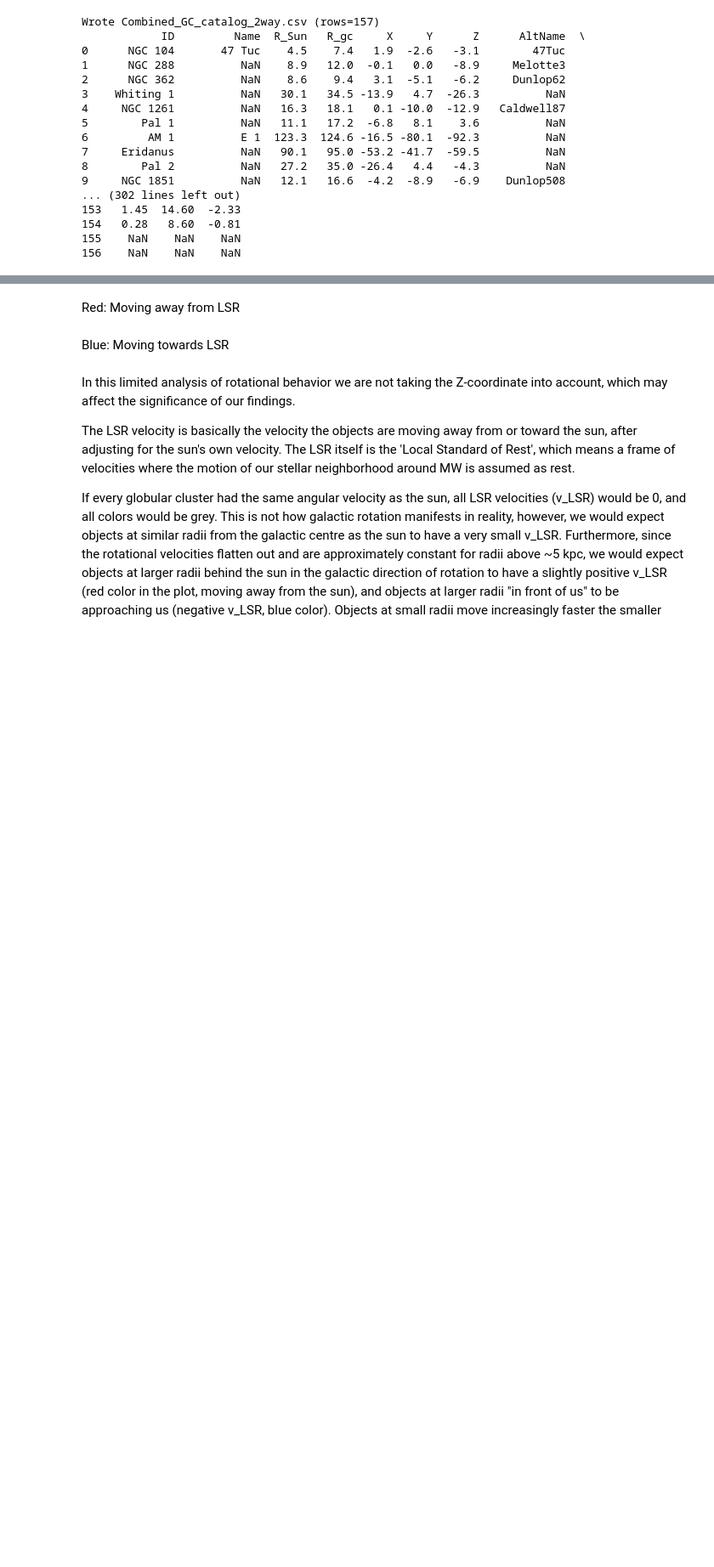
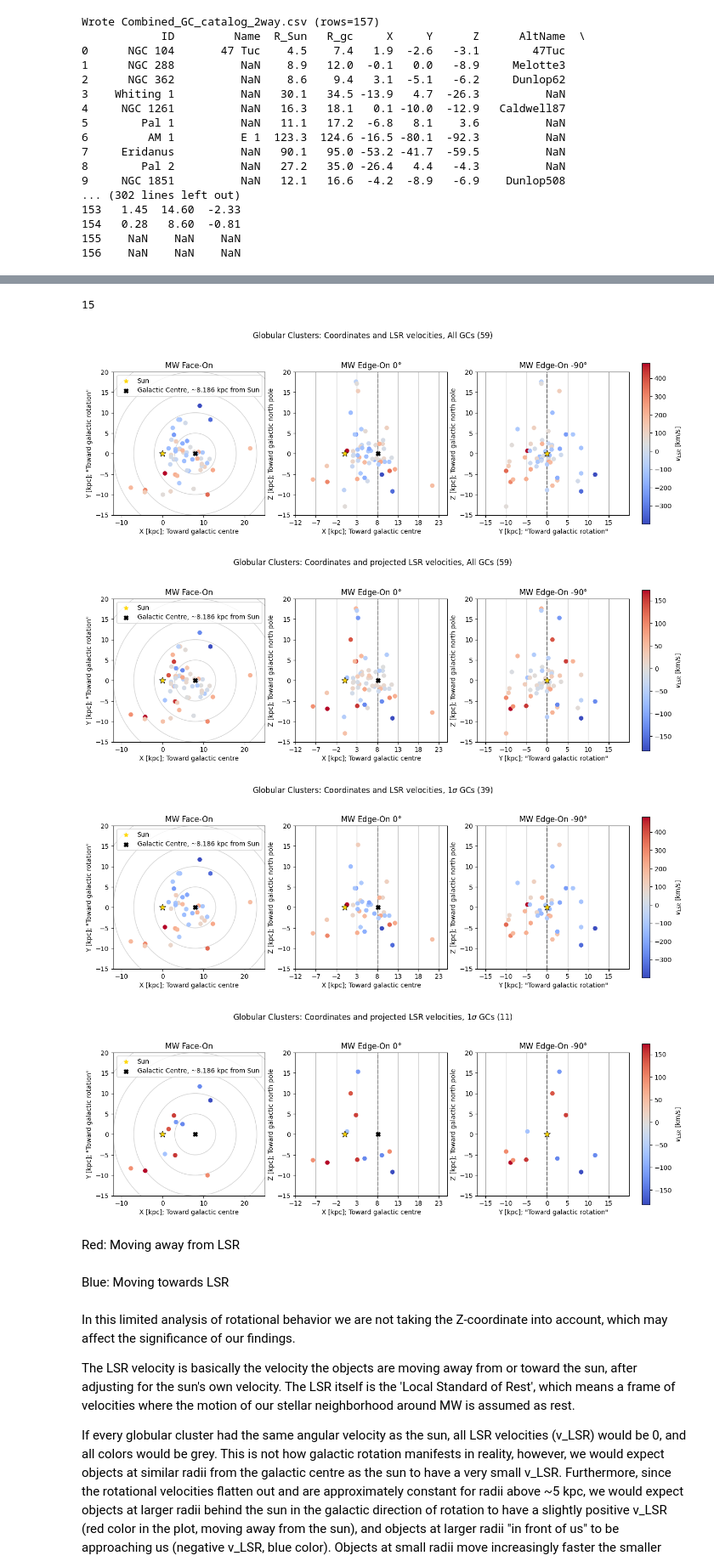
Before and after one commit to SS-UNSW/PHYS3116-Ethan-Slava, a Jupyter notebook: option1.ipynb, the cells around one changed output, grey strips where cells are left out. Shown at 85% size. Drawn from its saved outputs; the diff is of its cells as text; code cells hidden in the pictures; blank space fills up the shorter version.

Commit message:
Fixed sigma1 test and included plots

```diff
--- a/option1.ipynb
+++ b/option1.ipynb
@@ -614,12 +616,6 @@ data_pos_inclusive['theta'] = np.arccos(data_pos_inclusive['Z']/data_pos_inclusi
 
 data_vel_inclusive['v_LSR_proj'] = data_vel_inclusive['v_LSR']* np.cos(np.pi-data_pos_inclusive['theta'])
 
-avr = np.mean(data_vel_inclusive['v_LSR_proj'])
-s = np.std(data_vel_inclusive['v_LSR_proj'])
-
-sigma1 = ~((data_vel_inclusive['v_LSR'] <= avr+s) & (data_vel_inclusive['v_LSR'] >= avr-s) | (data_vel_inclusive['v_LSR'].isna()))
-sigma2 = ~((data_vel_inclusive['v_LSR'] <= avr+2*s) & (data_vel_inclusive['v_LSR'] >= avr-2*s) | (data_vel_inclusive['v_LSR'].isna()))
-
 
 
 
@@ -630,8 +626,15 @@ insit = TruthValues['In-situ(1)/Accreted(0)'] == 1
 #len(TruthValues[acc])
 
 data_vel_inclusive = pd.merge(data_vel_inclusive,TruthValues,left_on='ID', right_on='Cluster name')
+data_pos_inclusive = data_pos_inclusive.reset_index()
 
+avr = np.mean(data_vel_inclusive['v_LSR_proj'])
+s = np.std(data_vel_inclusive['v_LSR_proj'])
+
+sigma1 = ~((data_vel_inclusive['v_LSR'] <= avr+s) & (data_vel_inclusive['v_LSR'] >= avr-s) | (data_vel_inclusive['v_LSR'].isna()))
+sigma2 = ~((data_vel_inclusive['v_LSR'] <= avr+2*s) & (data_vel_inclusive['v_LSR'] >= avr-2*s) | (data_vel_inclusive['v_LSR'].isna()))
 sigma1_proj = ~((data_vel_inclusive['v_LSR_proj'] <= avr+s) & (data_vel_inclusive['v_LSR_proj'] >= avr-s) | (data_vel_inclusive['v_LSR'].isna()))
+
 data_sigma1_proj = data_vel_inclusive[sigma1_proj][['ID','In-situ(1)/Accreted(0)']]
 
 N_accreted_tot = len(data_vel_inclusive[data_vel_inclusive['In-situ(1)/Accreted(0)'] == 0])
@@ -642,12 +645,14 @@ N_accreted_tot - N_accreted_sigma1
 #len(data_vel_inclusive['In-situ(1)/Accreted(0)'])
 
 #data_vel_insitu = data_vel_inclusive[data_vel_inclusive['In-situ(1)/Accreted(0)'] == 1]
+# %% [output]
+15
 # %%
 from matplotlib.ticker import FixedLocator
 
 # Sun's distance to galactic centre ~ 8.186 kpc
 
-filter = ~data_pos_inclusive['v_LSR'].isna()
+filter = ~data_vel_inclusive['v_LSR'].isna()
 #filter = (data_vel_inclusive['ID'] == 'NGC 3201')
 #filter = sigma1
 #filter = sigma2
@@ -657,14 +662,17 @@ y_min, y_max = -15, 20
 colors = 'coolwarm'
 
 n=0
-while n < 3:
+while n < 4:
     filter = ~data_vel_inclusive['v_LSR'].isna()
-    cvals = data_vel_inclusive['v_LSR'][filter]
+    cvals = data_vel_inclusive['v_LSR']
     if n == 1:
+        cvals = data_vel_inclusive['v_LSR_proj']
+    if n == 2:
+        filter = sigma1
+        cvals = data_vel_inclusive['v_LSR'][filter]
+    if n == 3:
+        filter = sigma1_proj
         cvals = data_vel_inclusive['v_LSR_proj'][filter]
-    if n == 2:
-        filter = sigma1_proj
-        cvals = data_vel_inclusive['v_LSR'][filter]
 
     fig, axes = plt.subplots(1,3, figsize=(15,5))
 
@@ -712,35 +720,44 @@ while n < 3:
         c=cvals,
         cmap=colors,
         zorder=2
     )
     axes[2].scatter(0,0,100,marker='*',c='black',zorder=3)
     axes[2].scatter(0,0,45,marker='*',c='gold',label='Sun',zorder=4)
     axes[2].vlines(0,-20,25, color='black',linestyle='--', label='Galactic Centre axis', zorder=0)
     axes[2].grid(axis='x',zorder=0)
 
     axes[2].set_title(r'MW Edge-On -90$\degree$')
     axes[2].set_xlabel('Y [kpc]; "Toward galactic rotation"')
     axes[2].set_ylabel("Z [kpc]; Toward galactic north pole")
 
     for ax in axes:
         ax.set_aspect('equal')
         ax.set_xlim(x_min, x_max)
         ax.set_ylim(y_min, y_max)
         if ax == axes[2]:
             ax.set_xlim(x_min-5, x_max-5)
             ax.xaxis.set_major_locator(FixedLocator(np.arange(-15,16,5)))
 
     cbar = fig.colorbar(sub1, ax=axes, fraction=0.015)
     cbar.set_label('$v_{LSR}$ [km/s]')
     fig.subplots_adjust(right=0.87)
 
-    if len(data_vel_inclusive[filter]) == len(data_vel_inclusive[~data_vel_inclusive['v_LSR'].isna()]):
+    if n == 0:
         plt.suptitle(fr"Globular Clusters: Coordinates and LSR velocities, All GCs ({len(data_vel_inclusive[filter])})")
-    elif len(data_vel_inclusive[filter]) == len(data_vel_inclusive[sigma1]):
+    elif n == 1:
+        plt.suptitle(fr"Globular Clusters: Coordinates and projected LSR velocities, All GCs ({len(data_vel_inclusive[filter])})")
+    elif n == 2:
         plt.suptitle(fr"Globular Clusters: Coordinates and LSR velocities, 1$\sigma$ GCs ({len(data_vel_inclusive[filter])})")
+    elif n == 3:
+        plt.suptitle(fr"Globular Clusters: Coordinates and projected LSR velocities, 1$\sigma$ GCs ({len(data_vel_inclusive[filter])})")
 
     plt.show()
     n+=1
+# %% [output]
+[figure, added]
+[figure, added]
+[figure, added]
+[figure, added]
 # %% [markdown]
 Red: Moving away from LSR <br><br>
 Blue: Moving towards LSR<br><br>
```
Also changed, not shown: parts of 7 cells of this notebook.
